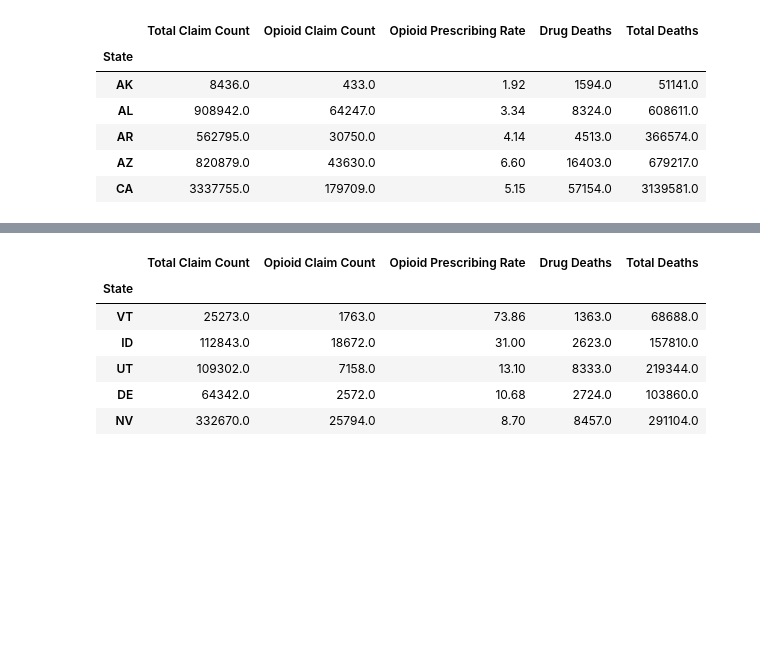
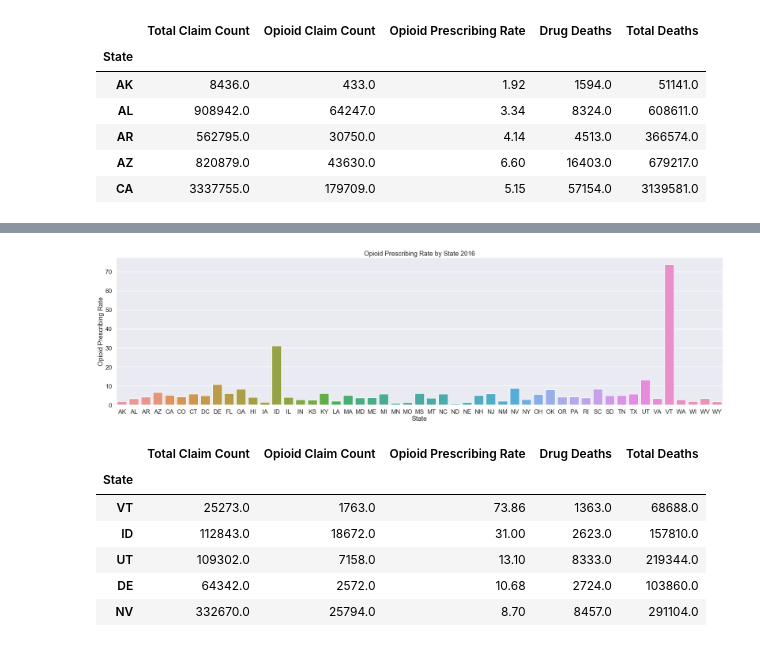
Before and after one commit to MTDahmer/Project1, a Jupyter notebook: notebooks/Omar 3.29.19 (Individual PAC and Deaths Analysis).ipynb, the cells around one changed output, grey strips where cells are left out. Drawn from its saved outputs; the diff is of its cells as text; code cells hidden in the pictures; blank space fills up the shorter version.

```diff
--- a/notebooks/Omar 3.29.19 (Individual PAC and Deaths Analysis).ipynb
+++ b/notebooks/Omar 3.29.19 (Individual PAC and Deaths Analysis).ipynb
@@ -163,3 +181,6 @@ merged_state_individual_pac16.head()
 | AR | 562795.0 | 30750.0 | 4.14 | 4513.0 | 366574.0 |
 | AZ | 820879.0 | 43630.0 | 6.60 | 16403.0 | 679217.0 |
 | CA | 3337755.0 | 179709.0 | 5.15 | 57154.0 | 3139581.0 |
+# %%
+barplot_state = merged_state_individual_pac16.reset_index()
+barplot_state.head()
@@ -166,3 +194,14 @@ merged_state_individual_pac16.head()
+# %%
+#####
+plt.figure(figsize=(40,10))
+sns.set_style('darkgrid')
+sns.set_context('poster')
+plt.title('Opioid Prescribing Rate by State 2016')
+sns.barplot(x=barplot_state['State'],y=barplot_state['Opioid Prescribing Rate'])
+
+plt.savefig('../Presentation/graphs/state_barplot16.png')
+# %% [output]
+[figure, added]
 # %%
 #Sort data for two outliers
 merged_state_individual_pac16 = merged_state_individual_pac16.sort_values('Opioid Prescribing Rate',ascending=False)
```
Also changed, not shown: parts of 8 cells of this notebook, 4 other files.
